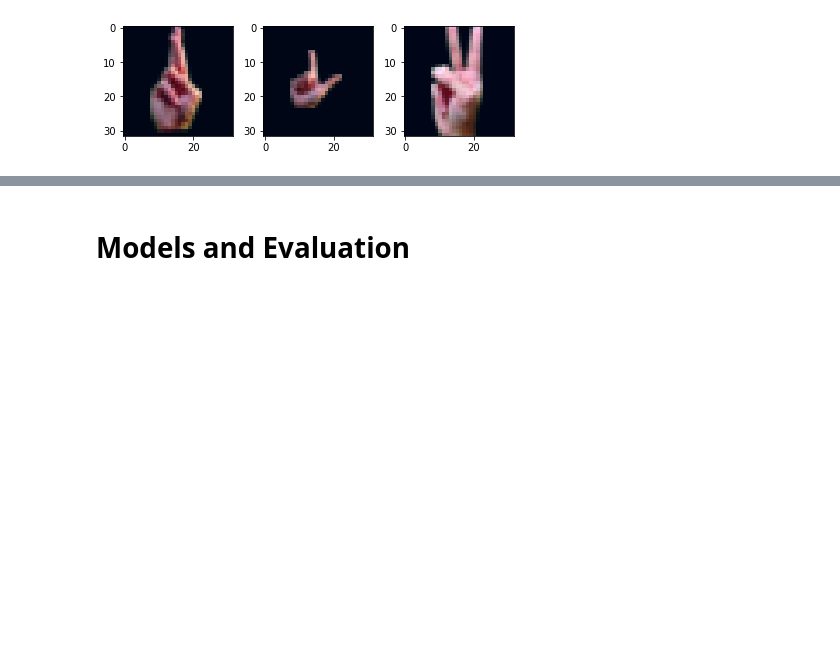
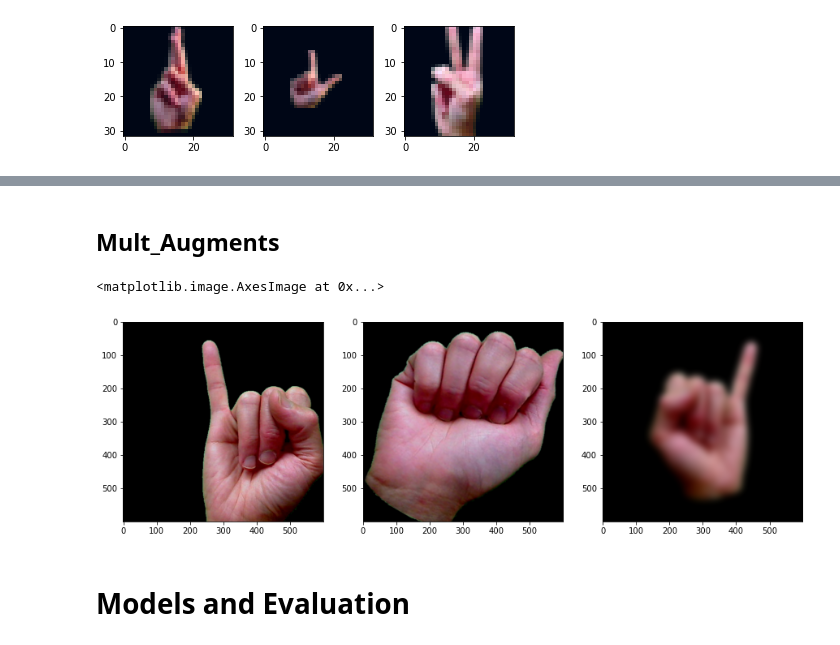
Before and after one commit to swadhwa5/MLFinalProject, a Jupyter notebook: Final_Project_Submission.ipynb, the cells around one changed output, grey strips where cells are left out. Drawn from its saved outputs; the diff is of its cells as text; code cells hidden in the pictures; blank space fills up the shorter version.

```diff
--- a/Final_Project_Submission.ipynb
+++ b/Final_Project_Submission.ipynb
@@ -155,3 +190,15 @@ plt.tight_layout()
+# %% [markdown]
+## Mult_Augments
+# %%
+path = "./Mult_Augments/"
+imgs, labels = loadImages(path)
+fig, ax = plt.subplots(1, 3, figsize=(15,10))
+ax[0].imshow(imgs[8]) #scale + translate
+ax[1].imshow(imgs[18]) #scale + rotate
+ax[2].imshow(imgs[6]) #blur + flip
+# %% [output]
+<matplotlib.image.AxesImage at 0x...>
+[figure, added]
 # %% [markdown]
 # Models and Evaluation
 # %% [markdown]
```
Also changed, not shown: parts of 9 cells of this notebook.
